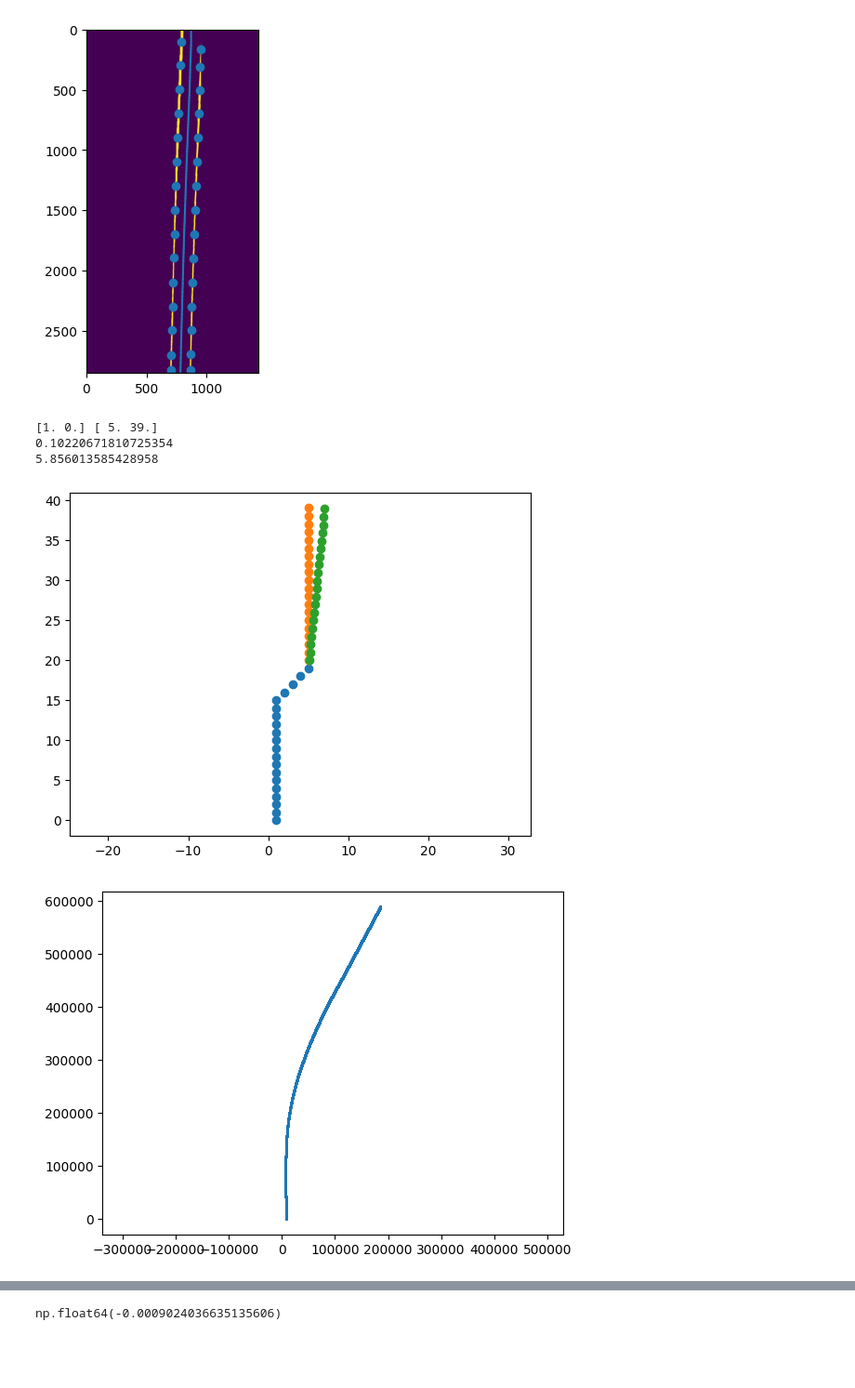
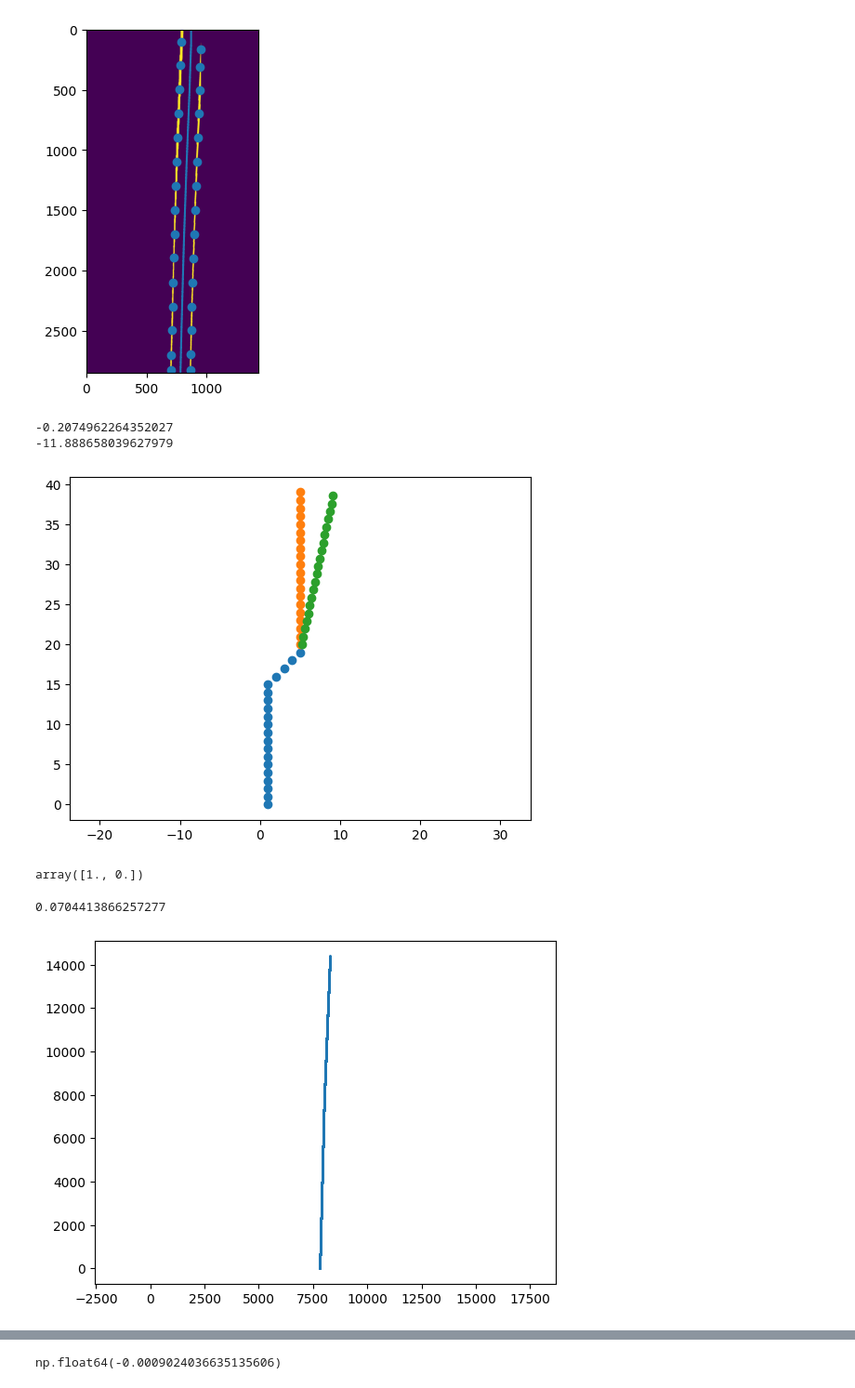
Before and after one commit to Andrudewt/perspective, a Jupyter notebook: proc_1.ipynb, the cells around one changed output, grey strips where cells are left out. Shown at 93% size. Saved outputs shown, nothing was run; the diff lists cells and outputs as text; code cells hidden in the pictures; blank space fills up the shorter version.

```diff
--- a/proc_1.ipynb
+++ b/proc_1.ipynb
@@ -143,24 +143,32 @@ a1[0, 15:] += np.arange(5)
 a2 = np.array([np.ones(20), np.arange(20, 40)])
 a2[0, :] += 4
 
-p2 = a2.T[-1]
-p1 = a1.T[0]
+# p2 = a2.T[-1]
+# p1 = a1.T[0]
+# p3 =
+
+b1 = [1, 19]
+b0 = a1.T[0]
+b = [5, 19]
+
 # p2 = np.array([-5, 39])
-print(p1, p2)
+# print(p1, p2)
 
-dx = p2[0] - p1[0]
-dy = p2[1] - p1[1]
+# dx = p2[0] - p1[0]
+# dy = p2[1] - p1[1]
 
-angle = np.arctan2(dx, dy)
+# angle = np.arctan2(dx, dy)
+
+angle = np.arctan2(b[1]-b0[1], b[0]-b0[0]) - np.arctan2(b1[1]-b0[1], b1[0]-b0[0])
+angle_deg = np.degrees(angle)
 print(angle)
-angle_deg = np.degrees(angle)
 print(angle_deg)
 
 # нам нужен противоположный угол
 # angle2 = np.pi / 2 - angle
 
 # a3 = rotate(a2.T, angle, p2).T
-a3 = rotate(a2.T, -angle, a1.T[-1]).T  # повернуть на минус angle
+a3 = rotate(a2.T, angle, a1.T[-1]).T  # повернуть на минус angle
 
 
 plt.scatter(a1[0, :], a1[1, :])
@@ -168,25 +176,30 @@ plt.scatter(a2[0, :], a2[1, :])
 plt.scatter(a3[0, :], a3[1, :])
 plt.axis('equal');
 # %% [output]
-[1. 0.] [ 5. 39.]
-0.10220671810725354
-5.856013585428958
+-0.2074962264352027
+-11.888658039627979
-[figure, old version]
+[figure, new version]
+# %%
+a1.T[0]
+# %% [output]
+array([1., 0.])
 # %%
-# новый подход
+# вариант с центр линией
+
+"""yx_centr низ [-1], верх [0]"""
+
 Array = np.zeros((1, 2))
 
-niz_all = np.zeros((1, 1))
-verx_all = np.zeros((1, 1))
+niz_all = np.zeros((1))
 
 x_norm = 7513. # (mask.shape[1] // 2) + 379
 
 x_test = 0
 coef = 0
 shift = 0
-for i, (m_f, c) in enumerate(zip(msk_fs[0:-1], coord[0:-1])):  # 0:-1 0:2 13:14 20:22 20:32 29:32
+for i, (m_f, c) in enumerate(zip(msk_fs[20:22], coord[20:22])):  # 0:-1 0:2 13:14 20:22 20:32 29:32
     mask = load_warp(m_f)
-    mask = mask[mask.shape[0]-(coord[i+1] - coord[i]): mask.shape[0]+1]
+    mask = mask[mask.shape[0]-(coord[i+1] - coord[i]): mask.shape[0]+1]  # низ маски. низ - текущ коорд, верх след коорд (включительно)
 
     # mask = bend(mask, shift=2000)  # !! для теста
     _, yx_centr = find_rail_dots(mask, step=200)
@@ -215,39 +228,44 @@ for i, (m_f, c) in enumerate(zip(msk_fs[0:-1], coord[0:-1])):  # 0:-1 0:2 13:14
     else:
         # смещение по У
         yx_centr[:, 0] += coef
+        niz_all = np.vstack((niz_all, yx_centr[-1, 1]))
 
         # поворот
         b = yx_centr[0][::-1] # xy
         a0 = [x_norm, yx_centr[-1, 0]]  # xy
         # print('b', np.int32(b),'a', np.int32(a0))
 
         dx = b[0] - a0[0]
         dy = b[1] - a0[1]
         _angle = np.arctan2(dx, dy)
-        # if _angle > 0.049:
+        # if _angle > 0.029:
         angle += _angle  # накопить угол
+        print(_angle)
         # print('dx', np.int32(dx), 'dy', np.int32(dy))
         # print('delta angle', _angle)
         yx_centr = rotate(yx_centr[:, [1, 0]], -angle / 5, yx_centr[-1, [1, 0]])[:, [1, 0]]
-        # print(dx, dy, _angle)
         # смещение по Х
         b0 = yx_centr[-1, 1]
         shift =  a - b0
         yx_centr[:, 1] += shift
 
     # для смещения по Х
     a = yx_centr[0, 1]
 
 
     # обновл коорд Y на пройденный путь
     coef += yx_centr[0, 0] - yx_centr[-1, 0]  # shape тут не подходит, т.к. не измен после поворота
     # print('пройденное', np.int32(coef))
 
+
+
     Array = np.vstack((Array, yx_centr))
 Array = Array[1:, :]  # убир перв строка, кот 0 0
+
 
 plt.scatter(Array[:, 1], Array[:, 0], s=1)
 plt.axis('equal')
 plt.show()
 # %% [output]
+0.0704413866257277
-[figure, old version]
+[figure, new version]
```
Also changed, not shown: parts of 5 cells of this notebook, 1 other file.
